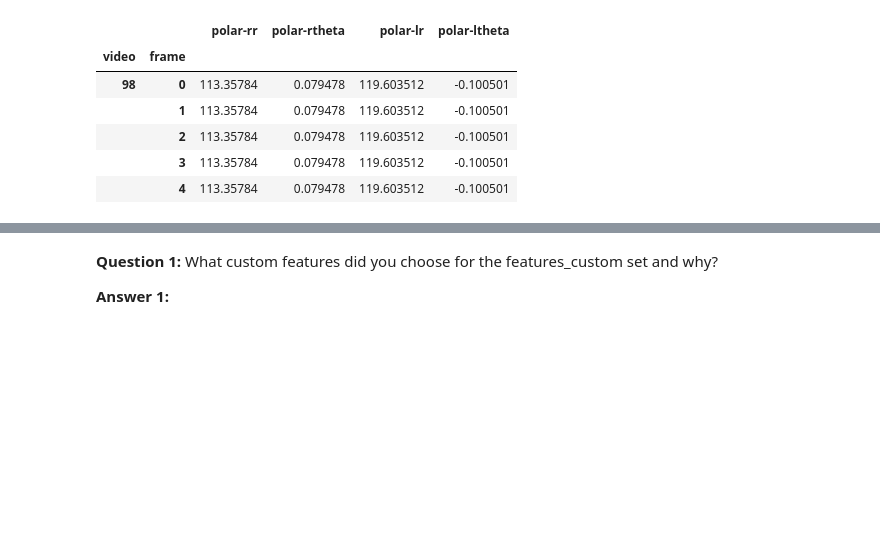
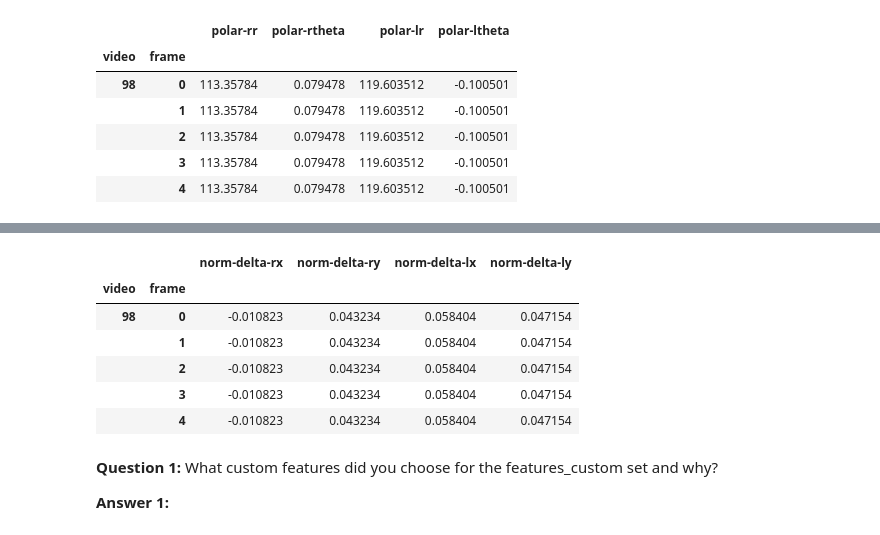
Before and after one commit to shawnxiaow1118/Udacity_HMM, a Jupyter notebook: asl_recognizer.ipynb, the cells around one changed output, grey strips where cells are left out. Cells and saved outputs as stored; diff of their text form; code cells hidden in the pictures; blank space fills up the shorter version.

```diff
--- a/asl_recognizer.ipynb
+++ b/asl_recognizer.ipynb
@@ -264,3 +304,31 @@ features_delta = ['delta-rx', 'delta-ry', 'delta-lx', 'delta-ly']
+# %%
+# Add normed polar data as new features: features_norm_delta
+
+asl.df['delta-rx-mean'] = asl.df['speaker'].map(df_means['delta-rx'])
+asl.df['delta-ry-mean'] = asl.df['speaker'].map(df_means['delta-ry'])
+asl.df['delta-lx-mean'] = asl.df['speaker'].map(df_means['delta-lx'])
+asl.df['delta-ly-mean'] = asl.df['speaker'].map(df_means['delta-ly'])
+
+asl.df['delta-rx-std'] = asl.df['speaker'].map(df_stds['delta-rx'])
+asl.df['delta-ry-std'] = asl.df['speaker'].map(df_stds['delta-ry'])
+asl.df['delta-lx-std'] = asl.df['speaker'].map(df_stds['delta-lx'])
+asl.df['delta-ly-std'] = asl.df['speaker'].map(df_stds['delta-ly'])
+
+asl.df['norm-delta-rx'] = (asl.df['delta-rx'] - asl.df['delta-rx-mean']) / asl.df['delta-rx-std']
+asl.df['norm-delta-ry'] = (asl.df['delta-ry'] - asl.df['delta-ry-mean']) / asl.df['delta-ry-std']
+asl.df['norm-delta-lx'] = (asl.df['delta-lx'] - asl.df['delta-lx-mean']) / asl.df['delta-lx-std']
+asl.df['norm-delta-ly'] = (asl.df['delta-ly'] - asl.df['delta-ly-mean']) / asl.df['delta-ly-std']
+
+features_norm_delta = ['norm-delta-rx', 'norm-delta-ry', 'norm-delta-lx', 'norm-delta-ly']
+asl.df[features_norm_delta].head()
+# %% [output]
+|  |  | norm-delta-rx | norm-delta-ry | norm-delta-lx | norm-delta-ly |
+| video | frame |  |  |  |  |
+| 98 | 0 | -0.010823 | 0.043234 | 0.058404 | 0.047154 |
+|  | 1 | -0.010823 | 0.043234 | 0.058404 | 0.047154 |
+|  | 2 | -0.010823 | 0.043234 | 0.058404 | 0.047154 |
+|  | 3 | -0.010823 | 0.043234 | 0.058404 | 0.047154 |
+|  | 4 | -0.010823 | 0.043234 | 0.058404 | 0.047154 |
 # %% [markdown]
 **Question 1:**  What custom features did you choose for the features_custom set and why?
 
```
Also changed, not shown: parts of 6 cells of this notebook.
